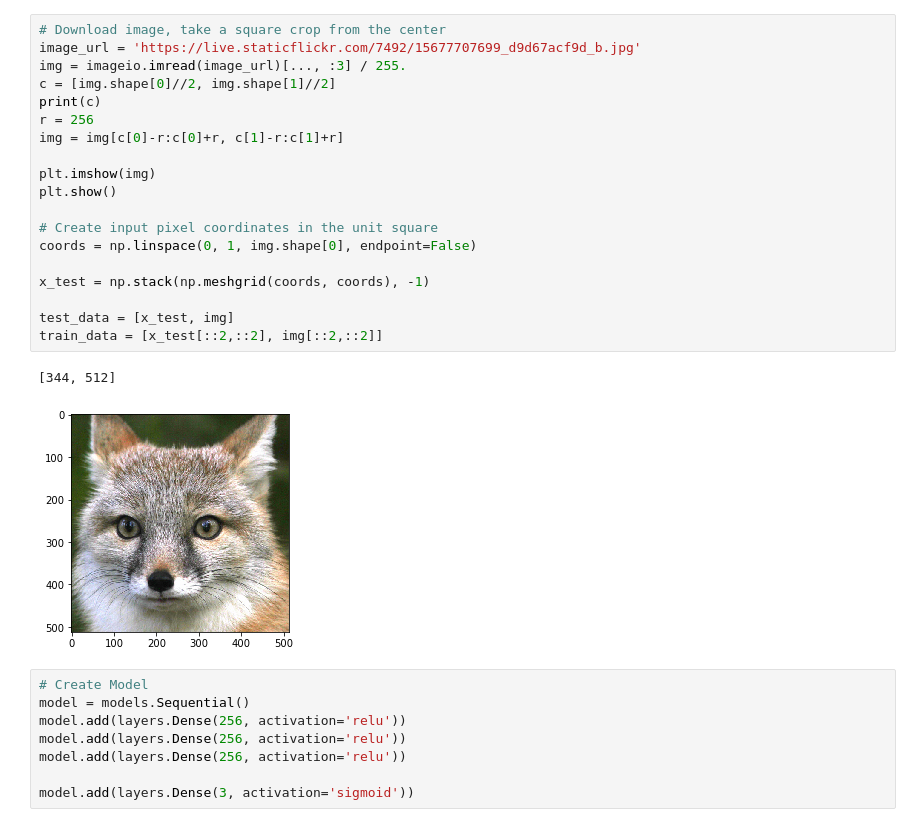
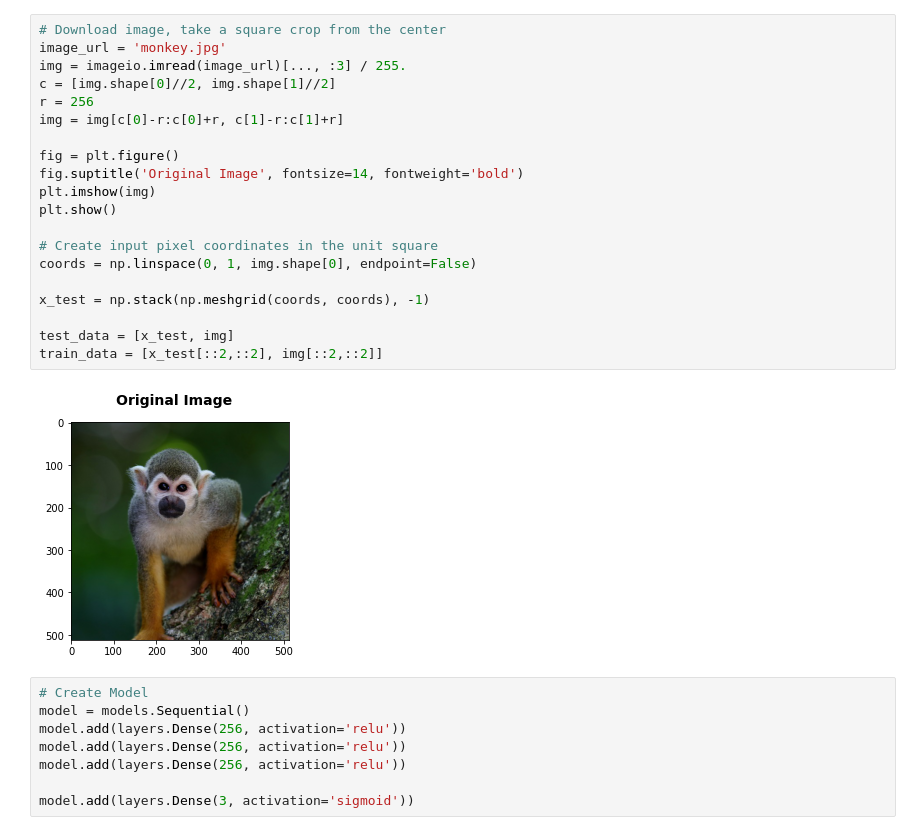
Before and after one commit to AntonBaumannDE/fourier_features_MLP_tf2, a Jupyter notebook: image_regression_fourier.ipynb, the cells around one changed output. Cells and saved outputs as stored; diff of their text form.

```diff
--- a/image_regression_fourier.ipynb
+++ b/image_regression_fourier.ipynb
@@ -22,25 +24,25 @@ rand_key = random.PRNGKey(0)
 # %%
 # Download image, take a square crop from the center
-image_url = 'https://live.staticflickr.com/7492/15677707699_d9d67acf9d_b.jpg'
+image_url = 'monkey.jpg'
 img = imageio.imread(image_url)[..., :3] / 255.
 c = [img.shape[0]//2, img.shape[1]//2]
-print(c)
 r = 256
 img = img[c[0]-r:c[0]+r, c[1]-r:c[1]+r]
 
+fig = plt.figure()
+fig.suptitle('Original Image', fontsize=14, fontweight='bold')
 plt.imshow(img)
 plt.show()
 
 # Create input pixel coordinates in the unit square
 coords = np.linspace(0, 1, img.shape[0], endpoint=False)
 
 x_test = np.stack(np.meshgrid(coords, coords), -1)
 
 test_data = [x_test, img]
 train_data = [x_test[::2,::2], img[::2,::2]]
 # %% [output]
-[344, 512]
-[figure, old version]
+[figure, new version]
 # %%
 # Create Model
 model = models.Sequential()
```
Also changed, not shown: parts of 5 cells of this notebook.
